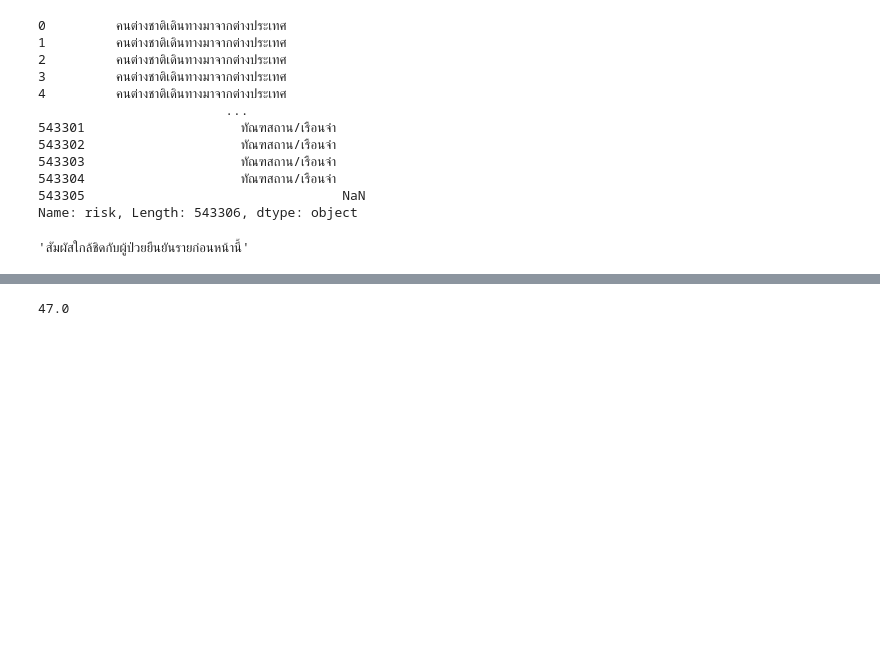
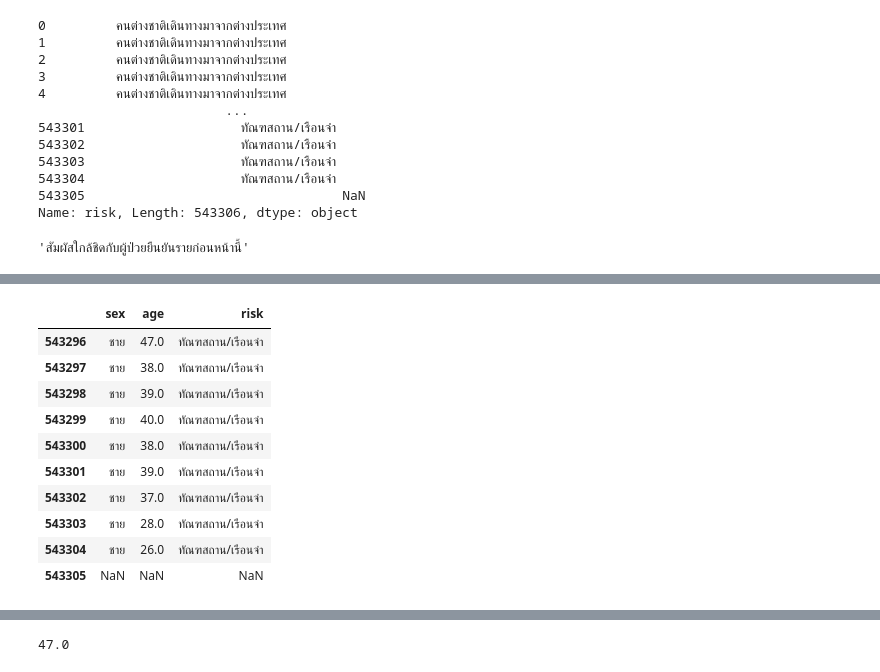
Before and after one commit to Chanakarn06/DWDM21, a Jupyter notebook: Data_Preprocessing(Chapter_3).ipynb, the cells around one changed output, grey strips where cells are left out. Cells and saved outputs as stored; diff of their text form; code cells hidden in the pictures; blank space fills up the shorter version.

```diff
--- a/Data_Preprocessing(Chapter_3).ipynb
+++ b/Data_Preprocessing(Chapter_3).ipynb
@@ -55,0 +92,14 @@ data_cases['risk'][678]
+# %%
+data_cases.iloc[-10:,[3,4,8]]
+# %% [output]
+|  | sex | age | risk |
+| 543296 | ชาย | 47.0 | ทัณฑสถาน/เรือนจำ |
+| 543297 | ชาย | 38.0 | ทัณฑสถาน/เรือนจำ |
+| 543298 | ชาย | 39.0 | ทัณฑสถาน/เรือนจำ |
+| 543299 | ชาย | 40.0 | ทัณฑสถาน/เรือนจำ |
+| 543300 | ชาย | 38.0 | ทัณฑสถาน/เรือนจำ |
+| 543301 | ชาย | 39.0 | ทัณฑสถาน/เรือนจำ |
+| 543302 | ชาย | 37.0 | ทัณฑสถาน/เรือนจำ |
+| 543303 | ชาย | 28.0 | ทัณฑสถาน/เรือนจำ |
+| 543304 | ชาย | 26.0 | ทัณฑสถาน/เรือนจำ |
+| 543305 | NaN | NaN | NaN |
```
Also changed, not shown: parts of 19 cells of this notebook.
